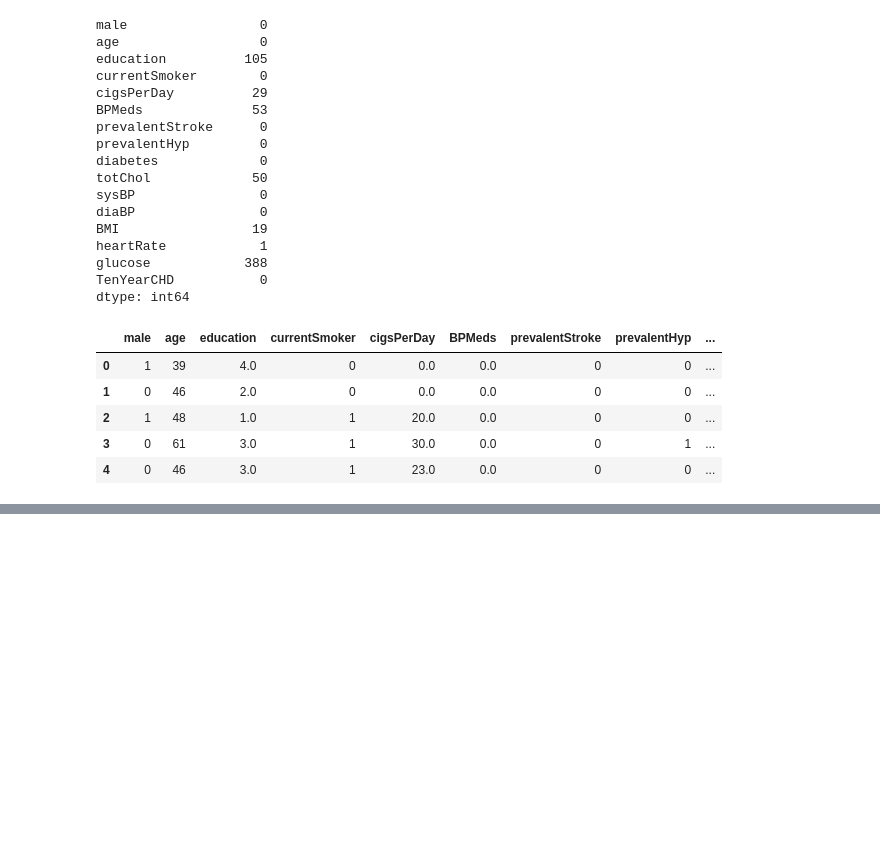
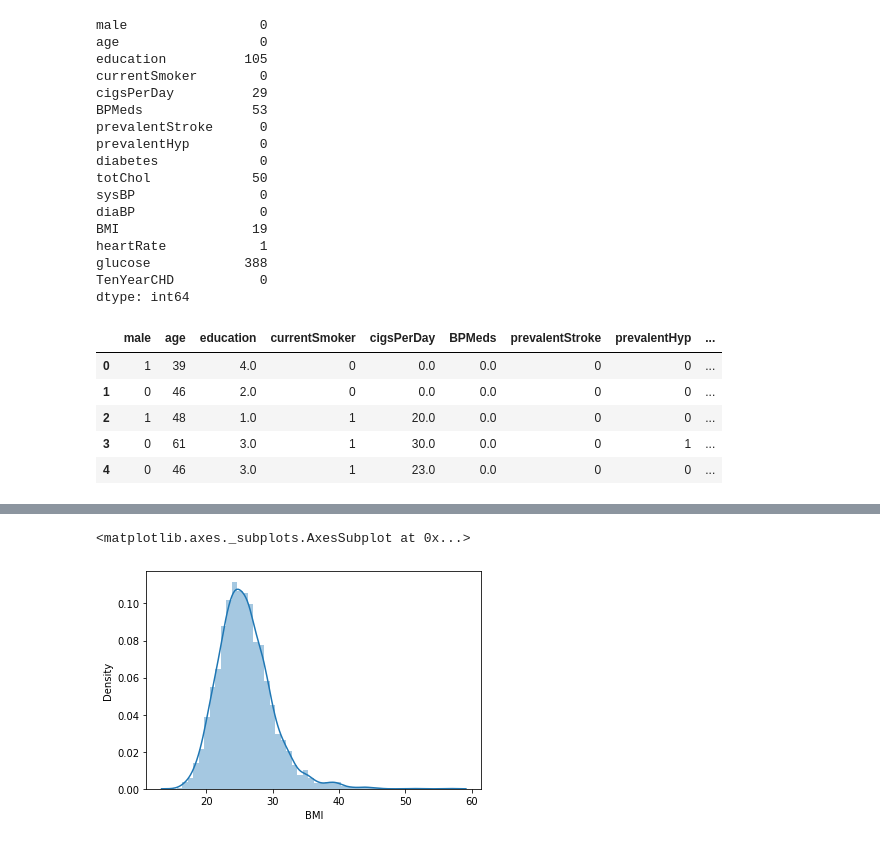
Before and after one commit to SwatiBGupta1110/ML_Regression, a Jupyter notebook: HeartDiseasePrediction.ipynb, the cells around one changed output, grey strips where cells are left out. Drawn from its saved outputs; the diff is of its cells as text; code cells hidden in the pictures; blank space fills up the shorter version.

```diff
--- a/HeartDiseasePrediction.ipynb
+++ b/HeartDiseasePrediction.ipynb
@@ -117,0 +176,2 @@ df.head()
+# %%
+df["heartRate"].fillna(df["heartRate"].mean(),inplace=True)
@@ -117,0 +190,5 @@ df.head()
+# %%
+sns.distplot(df["BMI"])
+# %% [output]
+<matplotlib.axes._subplots.AxesSubplot at 0x...>
+[figure, added]
```
Also changed, not shown: parts of 55 cells of this notebook.
